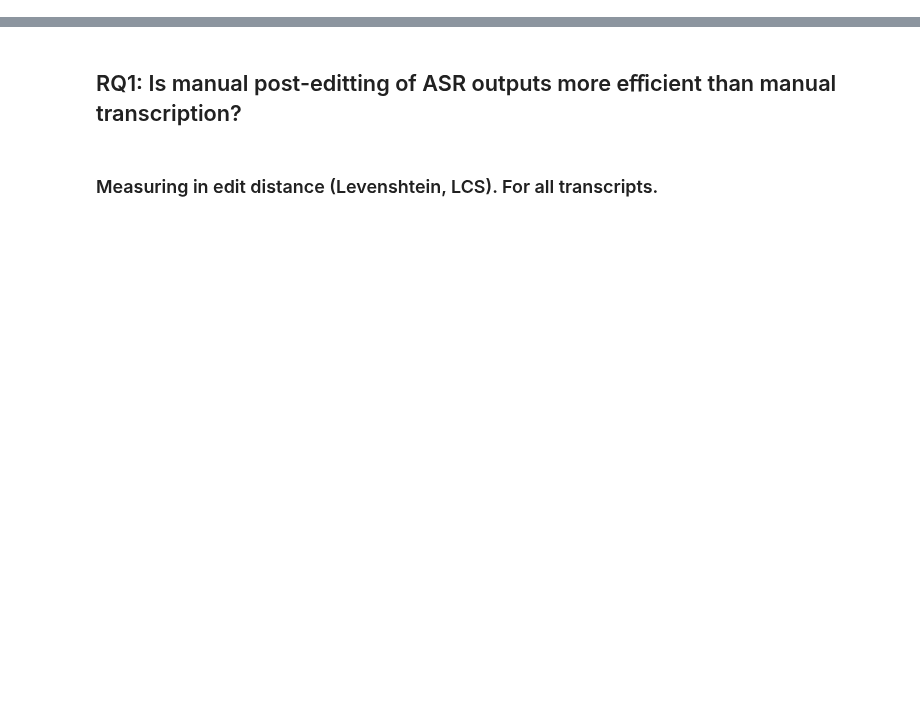
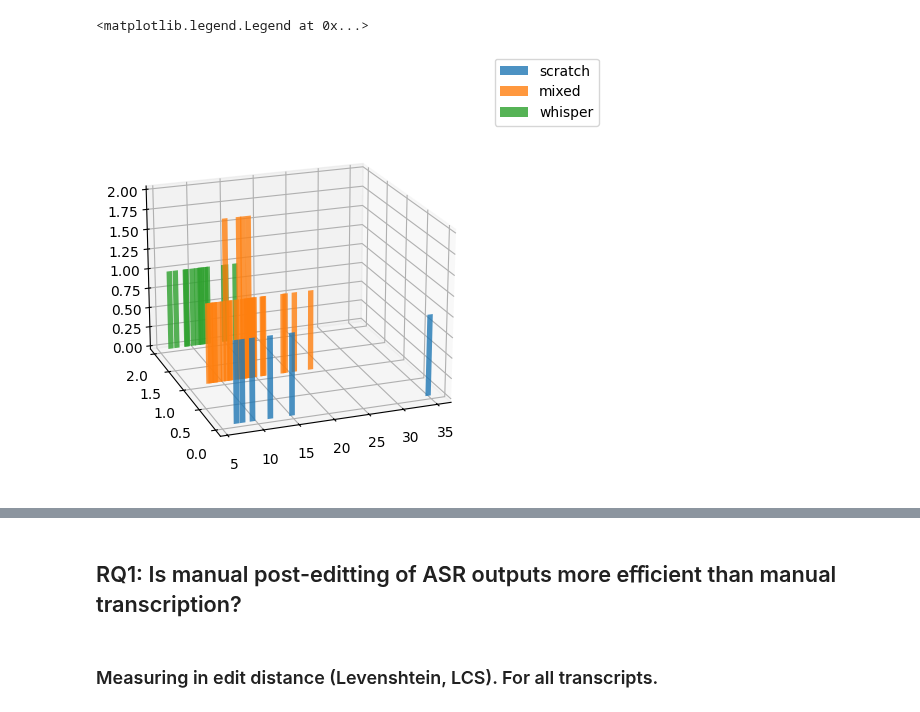
Before and after one commit to ufal/evaldio, a Jupyter notebook: analysis/stats.ipynb, the cells around one changed output, grey strips where cells are left out. Cells and saved outputs as stored; diff of their text form; code cells hidden in the pictures; blank space fills up the shorter version.

```diff
--- a/analysis/stats.ipynb
+++ b/analysis/stats.ipynb
@@ -133,23 +146,27 @@ for annot in manual_annotations.keys():
 # %%
 data = []
 for t in PREFERENCE_ORDER:
     relevant = [
-        annotation2annot_duration[annot] / annotation2duration[annot] for annot in manual_annotations.keys() if t in annot and 10000 > annotation2annot_duration[annot] > 0
+        #annotation2annot_duration[annot] / annotation2duration[annot] for annot in manual_annotations.keys() if t in annot and 10000 > annotation2annot_duration[annot] > 0
+        annotation2annot_duration[annot] / annotation2duration[annot] for annot in before_review_annotations.keys() if t in annot and 10000 > annotation2annot_duration[annot] > 0
     ]
     data.append([v for v in relevant if v < 1500])
 
 # plot three histograms in 3D plot
 import numpy as np
 import matplotlib.pyplot as plt
 fig = plt.figure()
 ax = fig.add_subplot(111, projection='3d')
 ax.view_init(elev=20, azim=250)
 for i, d in enumerate(reversed(data)):
     hist, bins = np.histogram(d, bins=100)
     xs = (bins[:-1] + bins[1:]) / 2
     ax.bar(xs, hist, zs=i, zdir='y', alpha=0.8)
 
 fig.legend(list(reversed(PREFERENCE_ORDER)))
+# %% [output]
+<matplotlib.legend.Legend at 0x...>
+[figure, added]
 # %%
 %load_ext autoreload
 %autoreload 2
```
Also changed, not shown: parts of 6 cells of this notebook, 1 other file.
